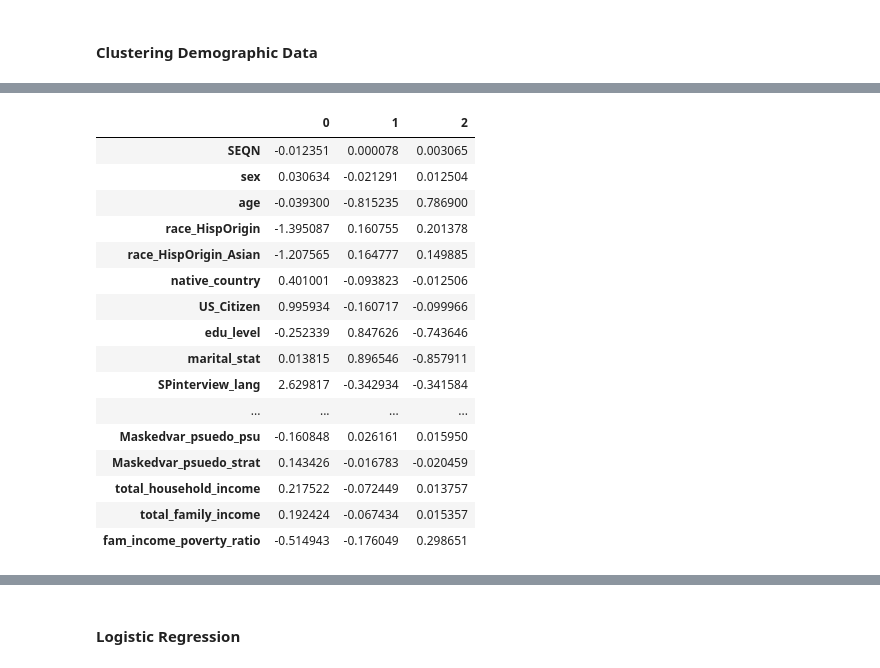
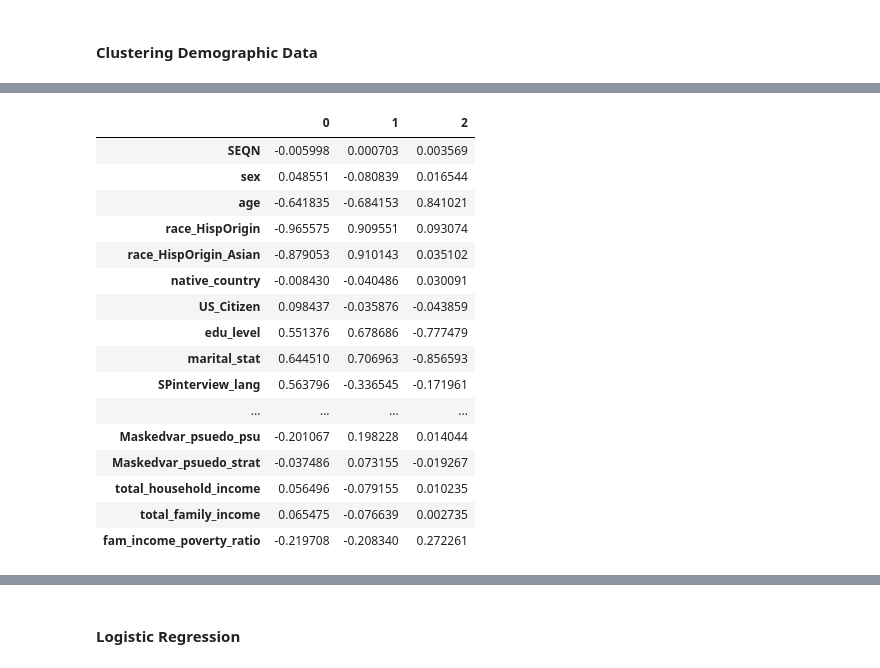
Before and after one commit to ysouffront1/CapstoneJulyNYC, a Jupyter notebook: Sprint_1/NHANES_EDA.ipynb, the cells around one changed output, grey strips where cells are left out. Drawn from its saved outputs; the diff is of its cells as text; code cells hidden in the pictures.

```diff
--- a/Sprint_1/NHANES_EDA.ipynb
+++ b/Sprint_1/NHANES_EDA.ipynb
@@ -82,23 +82,23 @@ Text(0.5, 1.0, 'Clustering Demographic Features')
 # %%
-pd.DataFrame(Xscaled,columns=Xdemographic.columns).groupby(cluster_labels).mean().T
+pd.DataFrame(Xscaled_demographic,columns=Xdemographic.columns).groupby(cluster_labels).mean().T
 # %% [output]
 |  | 0 | 1 | 2 |
-| SEQN | -0.012351 | 0.000078 | 0.003065 |
-| sex | 0.030634 | -0.021291 | 0.012504 |
-| age | -0.039300 | -0.815235 | 0.786900 |
-| race_HispOrigin | -1.395087 | 0.160755 | 0.201378 |
-| race_HispOrigin_Asian | -1.207565 | 0.164777 | 0.149885 |
-| native_country | 0.401001 | -0.093823 | -0.012506 |
-| US_Citizen | 0.995934 | -0.160717 | -0.099966 |
-| edu_level | -0.252339 | 0.847626 | -0.743646 |
-| marital_stat | 0.013815 | 0.896546 | -0.857911 |
-| SPinterview_lang | 2.629817 | -0.342934 | -0.341584 |
+| SEQN | -0.005998 | 0.000703 | 0.003569 |
+| sex | 0.048551 | -0.080839 | 0.016544 |
+| age | -0.641835 | -0.684153 | 0.841021 |
+| race_HispOrigin | -0.965575 | 0.909551 | 0.093074 |
+| race_HispOrigin_Asian | -0.879053 | 0.910143 | 0.035102 |
+| native_country | -0.008430 | -0.040486 | 0.030091 |
+| US_Citizen | 0.098437 | -0.035876 | -0.043859 |
+| edu_level | 0.551376 | 0.678686 | -0.777479 |
+| marital_stat | 0.644510 | 0.706963 | -0.856593 |
+| SPinterview_lang | 0.563796 | -0.336545 | -0.171961 |
 | ... | ... | ... | ... |
-| Maskedvar_psuedo_psu | -0.160848 | 0.026161 | 0.015950 |
-| Maskedvar_psuedo_strat | 0.143426 | -0.016783 | -0.020459 |
-| total_household_income | 0.217522 | -0.072449 | 0.013757 |
-| total_family_income | 0.192424 | -0.067434 | 0.015357 |
-| fam_income_poverty_ratio | -0.514943 | -0.176049 | 0.298651 |
+| Maskedvar_psuedo_psu | -0.201067 | 0.198228 | 0.014044 |
+| Maskedvar_psuedo_strat | -0.037486 | 0.073155 | -0.019267 |
+| total_household_income | 0.056496 | -0.079155 | 0.010235 |
+| total_family_income | 0.065475 | -0.076639 | 0.002735 |
+| fam_income_poverty_ratio | -0.219708 | -0.208340 | 0.272261 |
 # %%
 # saving cluster labels in dataframe, can be used to sort as well
 demographicdf_clusterlabels = pd.DataFrame(Xscaled_demographic,columns=Xdemographic.columns).groupby(cluster_labels).mean()
```
Also changed, not shown: parts of 23 cells of this notebook.
